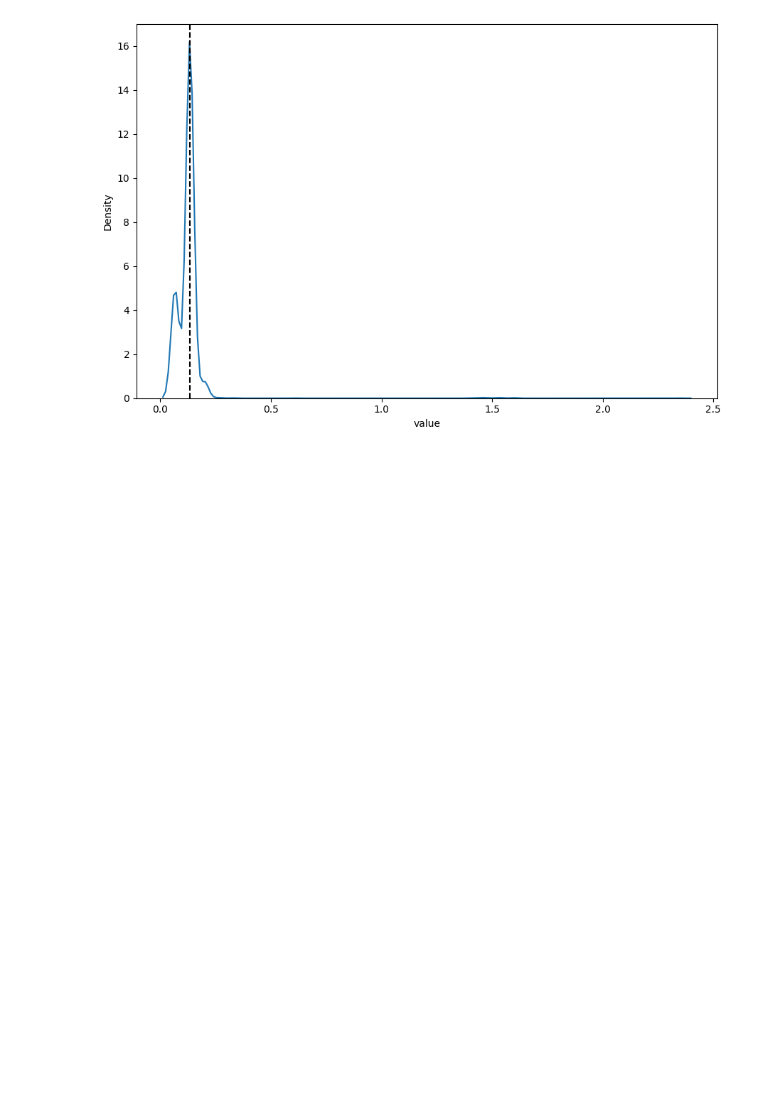
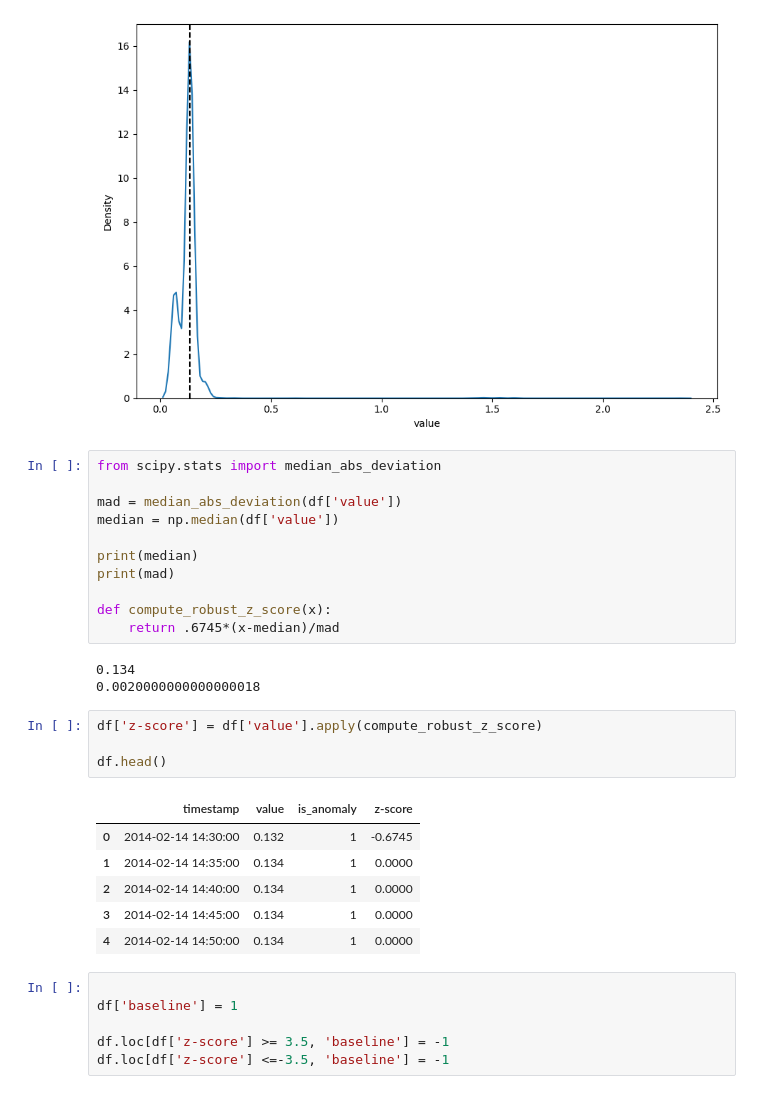
Before and after one commit to jahez07/anomalyDetection, a Jupyter notebook: anomaly_detection_timeSeries.ipynb, the cells around one changed output. Cells and saved outputs as stored; diff of their text form; blank space fills up the shorter version.

```diff
--- a/anomaly_detection_timeSeries.ipynb
+++ b/anomaly_detection_timeSeries.ipynb
@@ -83,3 +83,34 @@ plt.axvline(0.134, 0, 1, c='black', ls='--')
 plt.tight_layout()
 # %% [output]
 [figure]
+# %%
+from scipy.stats import median_abs_deviation
+
+mad = median_abs_deviation(df['value'])
+median = np.median(df['value'])
+
+print(median)
+print(mad)
+
+def compute_robust_z_score(x):
+    return .6745*(x-median)/mad
+# %% [output]
+0.134
+0.0020000000000000018
+# %%
+df['z-score'] = df['value'].apply(compute_robust_z_score)
+
+df.head()
+# %% [output]
+|  | timestamp | value | is_anomaly | z-score |
+| 0 | 2014-02-14 14:30:00 | 0.132 | 1 | -0.6745 |
+| 1 | 2014-02-14 14:35:00 | 0.134 | 1 | 0.0000 |
+| 2 | 2014-02-14 14:40:00 | 0.134 | 1 | 0.0000 |
+| 3 | 2014-02-14 14:45:00 | 0.134 | 1 | 0.0000 |
+| 4 | 2014-02-14 14:50:00 | 0.134 | 1 | 0.0000 |
+# %%
+
+df['baseline'] = 1
+
+df.loc[df['z-score'] >= 3.5, 'baseline'] = -1
+df.loc[df['z-score'] <=-3.5, 'baseline'] = -1
```
